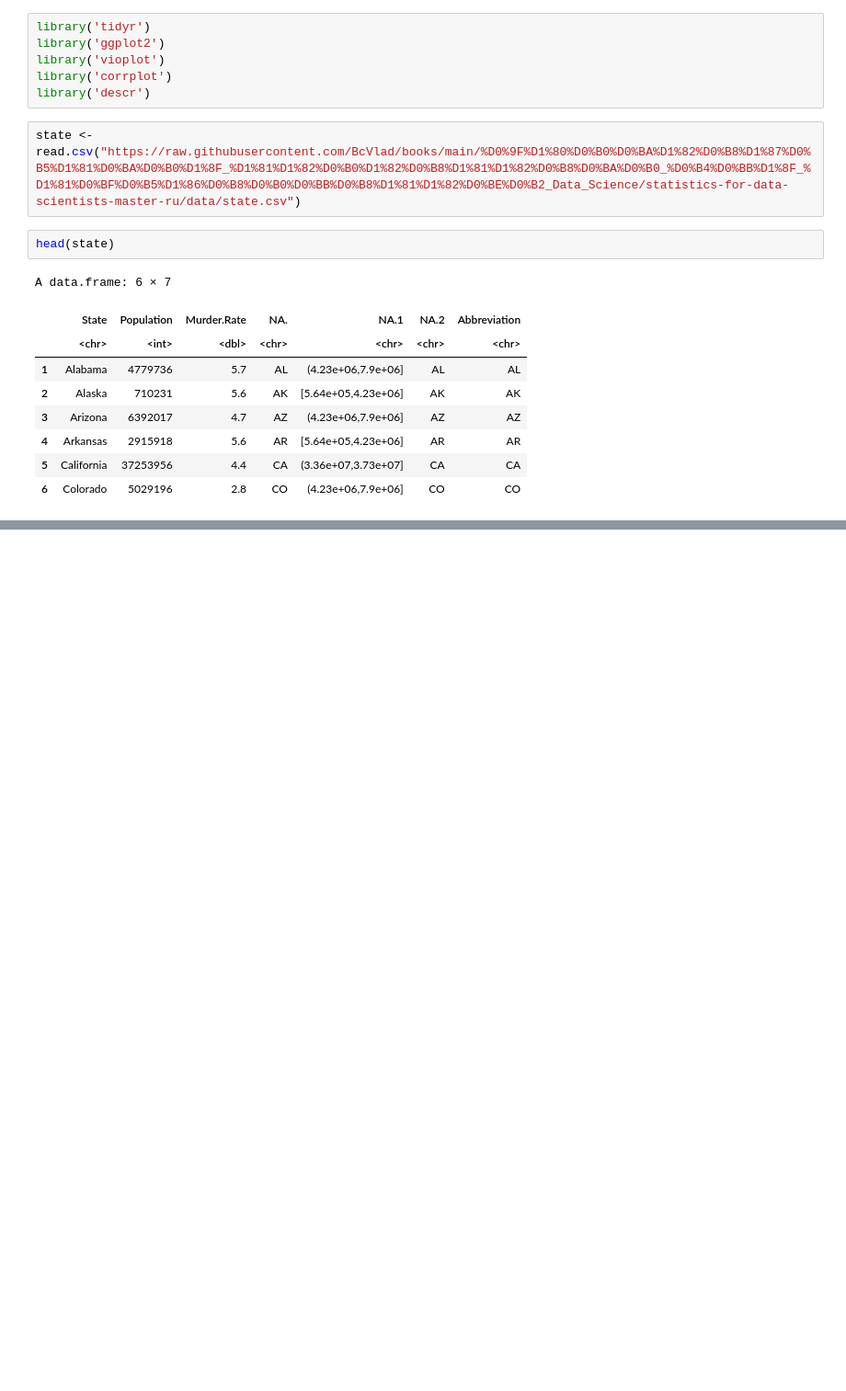
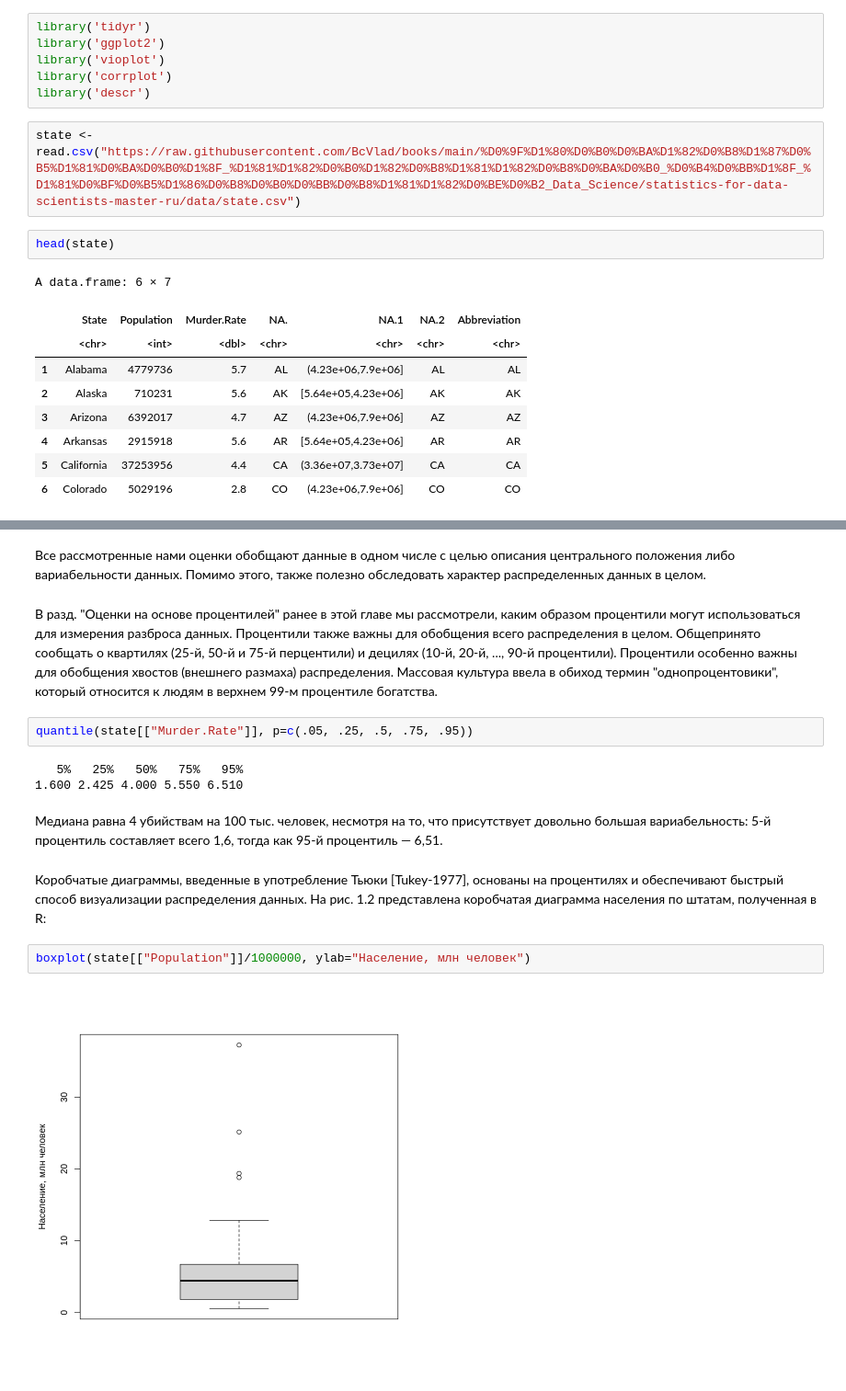
Before and after one commit to BcVlad/books, a Jupyter notebook: Практическая_статистика_для_специалистов_Data_Science/Глава 1. Разведочный анализ данных/Глава_1_Разведочный_анализ_данных.ipynb, the cells around one changed output, grey strips where cells are left out. Shown: that part at 92% size. Saved outputs shown, nothing was run; the diff lists cells and outputs as text; blank space fills up the shorter version.

```diff
--- a/Практическая_статистика_для_специалистов_Data_Science/Глава 1. Разведочный анализ данных/Глава_1_Разведочный_анализ_данных.ipynb
+++ b/Практическая_статистика_для_специалистов_Data_Science/Глава 1. Разведочный анализ данных/Глава_1_Разведочный_анализ_данных.ipynb
@@ -61,0 +72,25 @@ A data.frame: 6 × 7
+# %% [markdown]
+Все рассмотренные нами оценки обобщают данные в одном числе с целью описания центрального положения либо вариабельности данных. Помимо этого, также
+полезно обследовать характер распределенных данных в целом.
+# %% [markdown]
+В разд. "Оценки на основе процентилей" ранее в этой главе мы рассмотрели, каким
+образом процентили могут использоваться для измерения разброса данных. Процентили также важны для обобщения всего распределения в целом. Общепринято
+сообщать о квартилях (25-й, 50-й и 75-й перцентили) и децилях (10-й, 20-й, ...,
+90-й процентили). Процентили особенно важны для обобщения хвостов (внешнего
+размаха) распределения. Массовая культура ввела в обиход термин "однопроцентовики", который относится к людям в верхнем 99-м процентиле богатства.
+# %%
+quantile(state[["Murder.Rate"]], p=c(.05, .25, .5, .75, .95))
+# %% [output]
+   5%   25%   50%   75%   95%
+1.600 2.425 4.000 5.550 6.510
+# %% [markdown]
+Медиана равна 4 убийствам на 100 тыс. человек, несмотря на то, что присутствует
+довольно большая вариабельность: 5-й процентиль составляет всего 1,6, тогда как
+95-й процентиль — 6,51.
+# %% [markdown]
+Коробчатые диаграммы, введенные в употребление Тьюки [Tukey-1977], основаны
+на процентилях и обеспечивают быстрый способ визуализации распределения данных. На рис. 1.2 представлена коробчатая диаграмма населения по штатам, полученная в R:
+# %%
+boxplot(state[["Population"]]/1000000, ylab="Население, млн человек")
+# %% [output]
+[figure, added]
```
Also changed, not shown: parts of 19 cells of this notebook.
